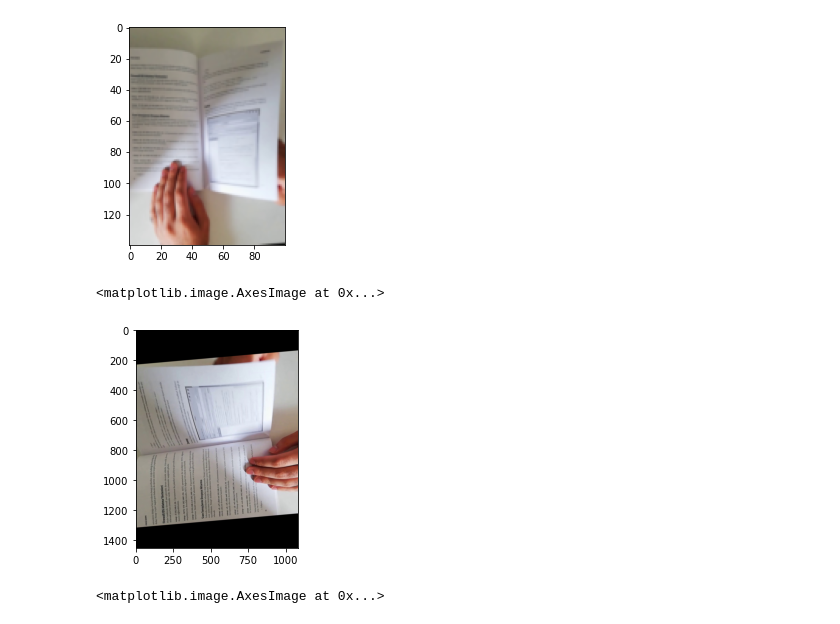
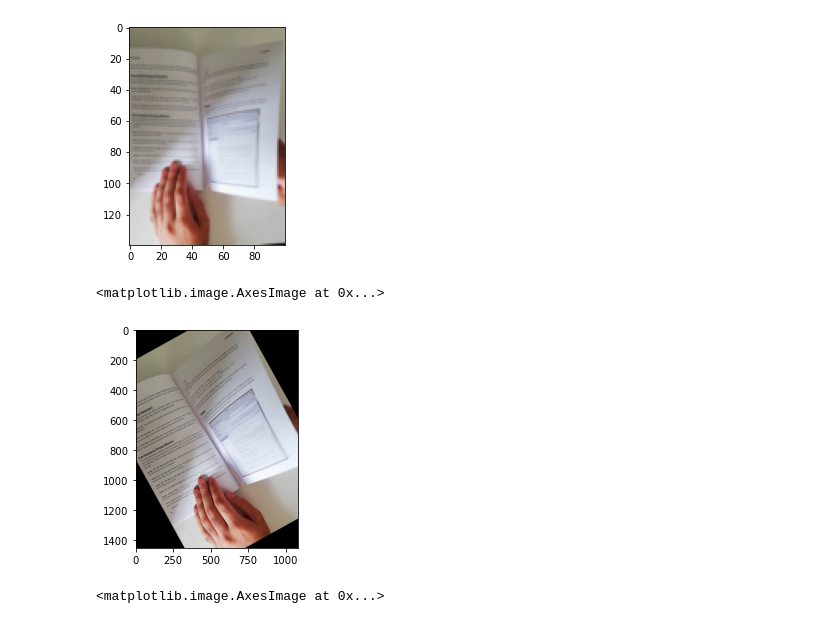
Before and after one commit to c-woo/MonReader, a Jupyter notebook: Untitled.ipynb, the cells around one changed output. Cells and saved outputs as stored; diff of their text form; code cells hidden in the pictures.

```diff
--- a/Untitled.ipynb
+++ b/Untitled.ipynb
@@ -134,10 +134,10 @@ plt.imshow(resize(cropped, (140, 100)))
 # %%
 ## rotate the images by a random degree between 0 and 180
 
-plt.imshow(rotate(cropped, random.randint(0, 180)))
+plt.imshow(rotate(cropped, random.randint(0, 270)))
 # %% [output]
 <matplotlib.image.AxesImage at 0x...>
-[figure, old version]
+[figure, new version]
 # %%
 afine_tf = AffineTransform(shear=0.1)
 shear = warp(cropped, inverse_map=afine_tf)
```
Also changed, not shown: parts of 8 cells of this notebook.
